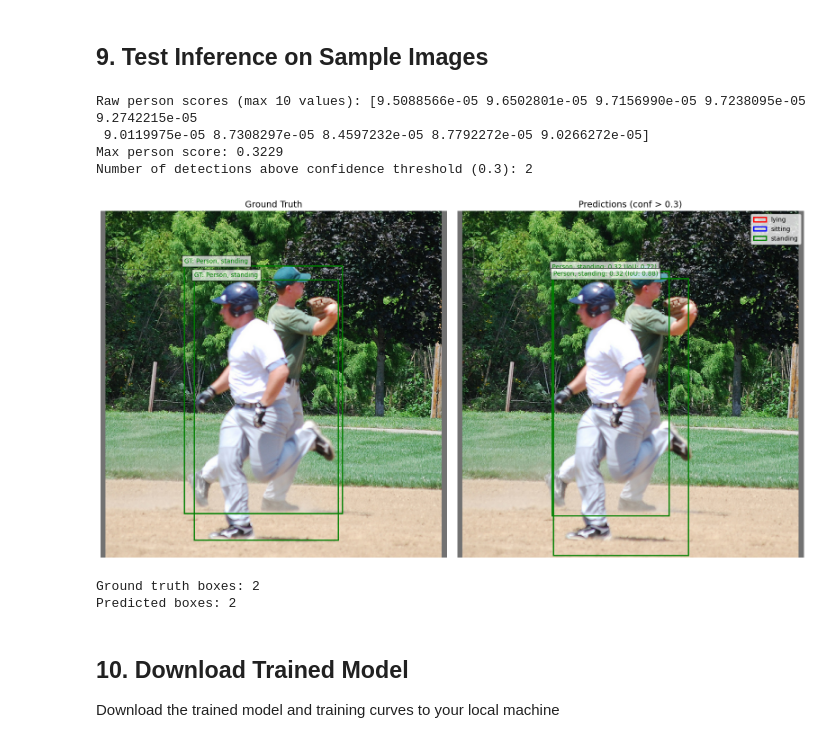
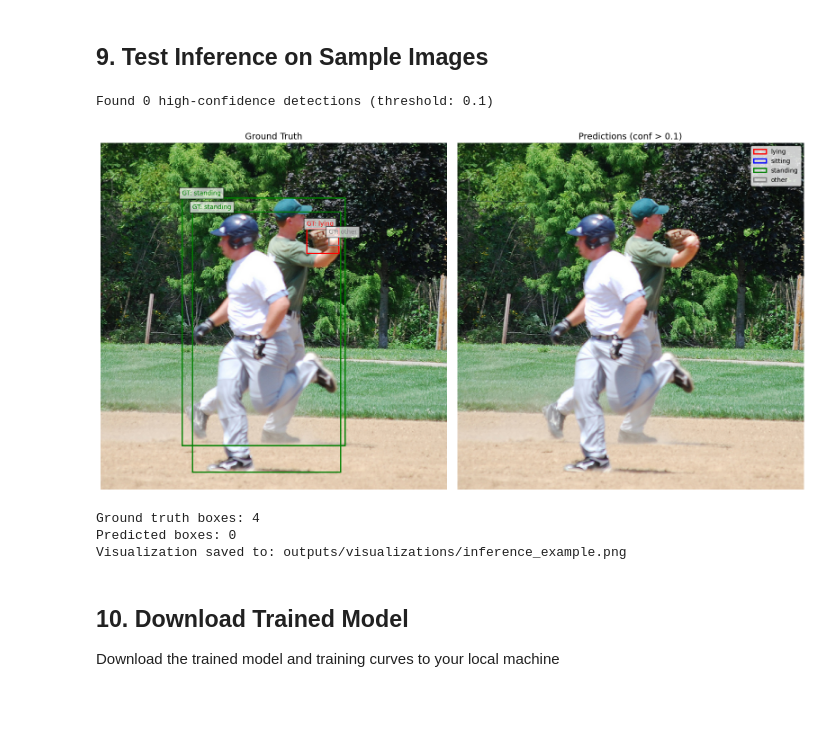
Before and after one commit to Adr44mo/ML4VM_yolov8n, a Jupyter notebook: colab_train_pose.ipynb, the cells around one changed output. Saved outputs shown, nothing was run; the diff lists cells and outputs as text; code cells hidden in the pictures; blank space fills up the shorter version.

```diff
--- a/colab_train_pose.ipynb
+++ b/colab_train_pose.ipynb
@@ -410,7 +475,7 @@ Training curves saved to: checkpoints/training_curves.png
 model_pose.eval()
 
 # Get a test image
-image_idx = 0
+image_idx = 3
 test_img_tensor, test_labels = ovad_dataset[image_idx]
 
 # Convert to display format
@@ -442,7 +507,7 @@ print(f"Found {filtered_boxes.shape[1]} high-confidence detections (threshold: {
 fig, (ax1, ax2) = plt.subplots(1, 2, figsize=(16, 8))
 
 pose_names = model_config.POSE_CLASSES
-pose_colors = ['red', 'blue', 'green']
+pose_colors = ['red', 'blue', 'green', 'gray'] # Added 'gray' for 'other' class
 
 # Ground truth
 ax1.imshow(test_img_display)
@@ -475,41 +540,39 @@ ax2.set_title(f'Predictions (conf > {confidence_threshold})', fontsize=14)
 ax2.axis('off')
 
 for i in range(filtered_boxes.shape[1]):
     x_c_pred, y_c_pred, w_pred, h_pred = filtered_boxes[:, i].numpy()
     pose_id = int(filtered_poses[i].item())
     score = filtered_scores[i].item()
 
     x1_pred = x_c_pred - w_pred/2
     y1_pred = y_c_pred - h_pred/2
 
     rect = patches.Rectangle((x1_pred, y1_pred), w_pred, h_pred, linewidth=2,
                             edgecolor=pose_colors[pose_id], facecolor='none')
     ax2.add_patch(rect)
     ax2.text(x1_pred, y1_pred-5, f'{pose_names[pose_id]}: {score:.2f}',
             color=pose_colors[pose_id], fontsize=10,
             bbox=dict(facecolor='white', alpha=0.7))
 
 # Add legend
 legend_elements = [patches.Patch(facecolor='none', edgecolor=pose_colors[i],
-                        label=pose_names[i], linewidth=2) for i in range(3)]
+                        label=pose_names[i], linewidth=2) for i in range(len(pose_names))]
 ax2.legend(handles=legend_elements, loc='upper right')
 
 plt.tight_layout()
 os.makedirs('outputs/visualizations', exist_ok=True)
 plt.savefig('outputs/visualizations/inference_example.png', dpi=150, bbox_inches='tight')
 plt.show()
 
 print(f"Ground truth boxes: {test_labels.shape[0] if len(test_labels) > 0 else 0}")
 print(f"Predicted boxes: {filtered_boxes.shape[1]}")
 print(f"Visualization saved to: outputs/visualizations/inference_example.png")
 # %% [output]
-Raw person scores (max 10 values): [9.5088566e-05 9.6502801e-05 9.7156990e-05 9.7238095e-05 9.2742215e-05
- 9.0119975e-05 8.7308297e-05 8.4597232e-05 8.7792272e-05 9.0266272e-05]
-Max person score: 0.3229
-Number of detections above confidence threshold (0.3): 2
+Found 0 high-confidence detections (threshold: 0.1)
-[figure, old version]
+[figure, new version]
-Ground truth boxes: 2
-Predicted boxes: 2
+Ground truth boxes: 4
+Predicted boxes: 0
+Visualization saved to: outputs/visualizations/inference_example.png
 # %% [markdown]
 ## 10. Download Trained Model
 
```
Also changed, not shown: parts of 12 cells of this notebook.
